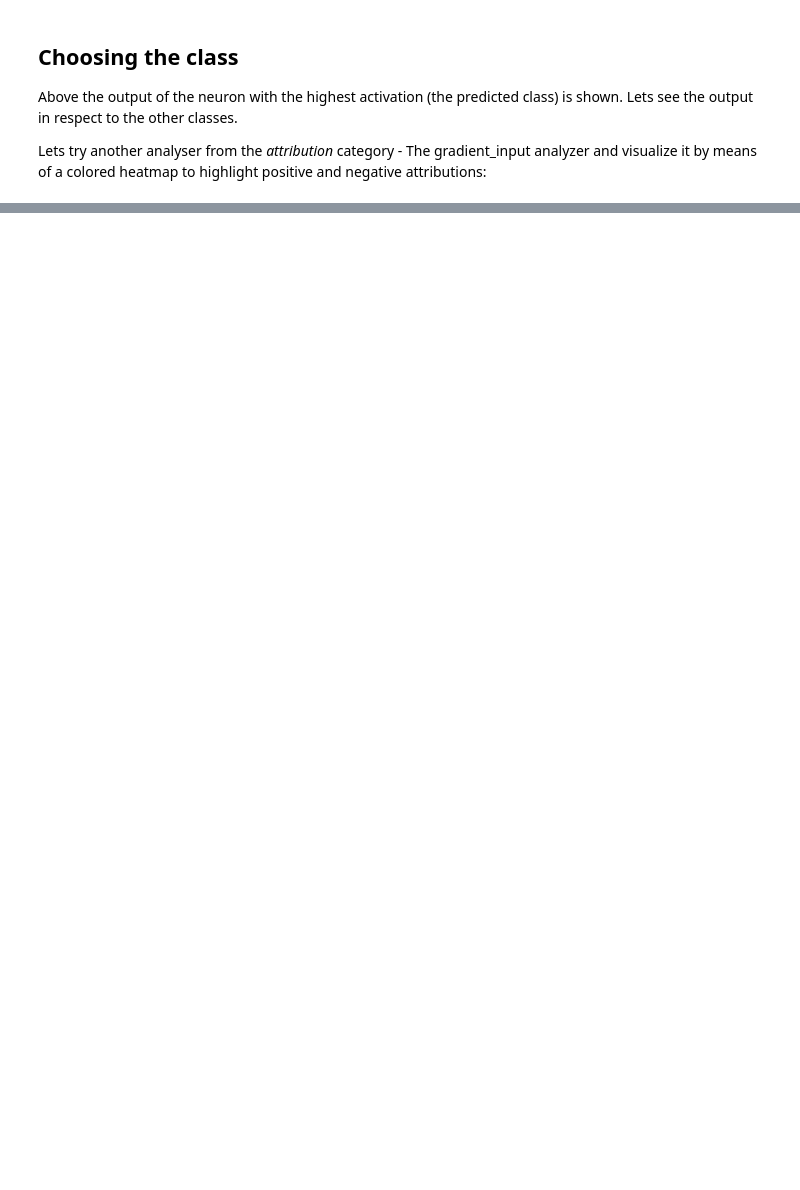
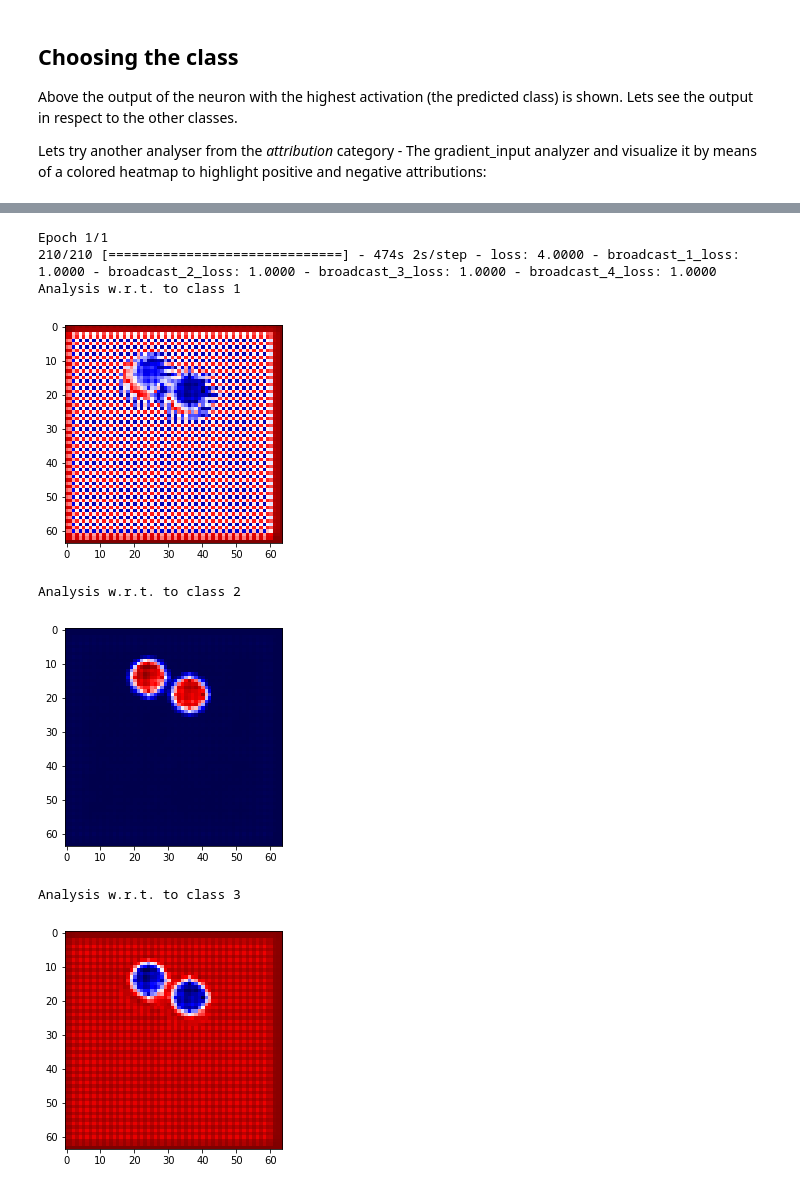
Before and after one commit to NLeSC/XAI, a Jupyter notebook: Software/CNNcountDemo/Model1SingleImageSingleMethod.ipynb, the cells around one changed output, grey strips where cells are left out. Drawn from its saved outputs; the diff is of its cells as text; code cells hidden in the pictures; blank space fills up the shorter version.

```diff
--- a/Software/CNNcountDemo/Model1SingleImageSingleMethod.ipynb
+++ b/Software/CNNcountDemo/Model1SingleImageSingleMethod.ipynb
@@ -192,0 +195,34 @@ Analysis w.r.t. to class 3
+# %%
+# Creating anther attribution analyzer and set neuron_selection_mode to "index"
+#path to saved analyzers
+path_to_analyzers = "/home/elena/eStep/XAI/Data/CountingShapes/Analyzers"
+fname = os.path.join(path_to_analyzers, 'pattern.net.npz')
+
+PatternNet_analyzer = innvestigate.create_analyzer("pattern.net", model_wo_sm,
+                                                       neuron_selection_mode="index")
+#if os.path.isfile(fname):
+#    print("Analyzer exists. Loading...")
+#    PatternNet_analyzer.load_npz(fname)
+#else:
+#    print("Analyzer doesn't exist. Training and [Saving]...")
+    # Some analyzers require training.
+PatternNet_analyzer.fit(images_train, batch_size=200, verbose=1)
+   # analyzer.save_npz(fname)
+
+for neuron_index in range(num_classes):
+    print("Analysis w.r.t. to class", neuron_index+1)
+    # Applying the analyzer and pass that we want
+    analysis = PatternNet_analyzer.analyze(image, neuron_index)
+
+    # Displaying the gradient
+    plt.imshow(analysis.squeeze(), cmap='seismic', interpolation='nearest')
+    plt.show()
+# %% [output]
+Epoch 1/1
+210/210 [==============================] - 474s 2s/step - loss: 4.0000 - broadcast_1_loss: 1.0000 - broadcast_2_loss: 1.0000 - broadcast_3_loss: 1.0000 - broadcast_4_loss: 1.0000
+Analysis w.r.t. to class 1
+[figure, added]
+Analysis w.r.t. to class 2
+[figure, added]
+Analysis w.r.t. to class 3
+[figure, added]
```
Also changed, not shown: parts of 5 cells of this notebook, 2 other files.
